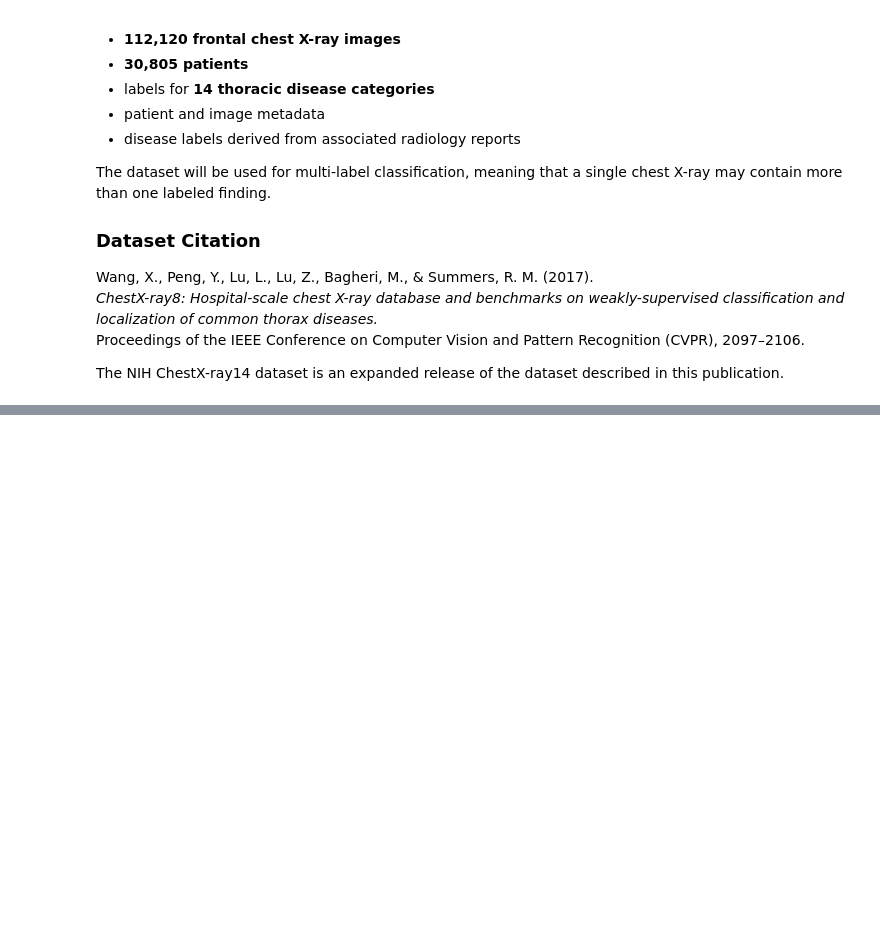
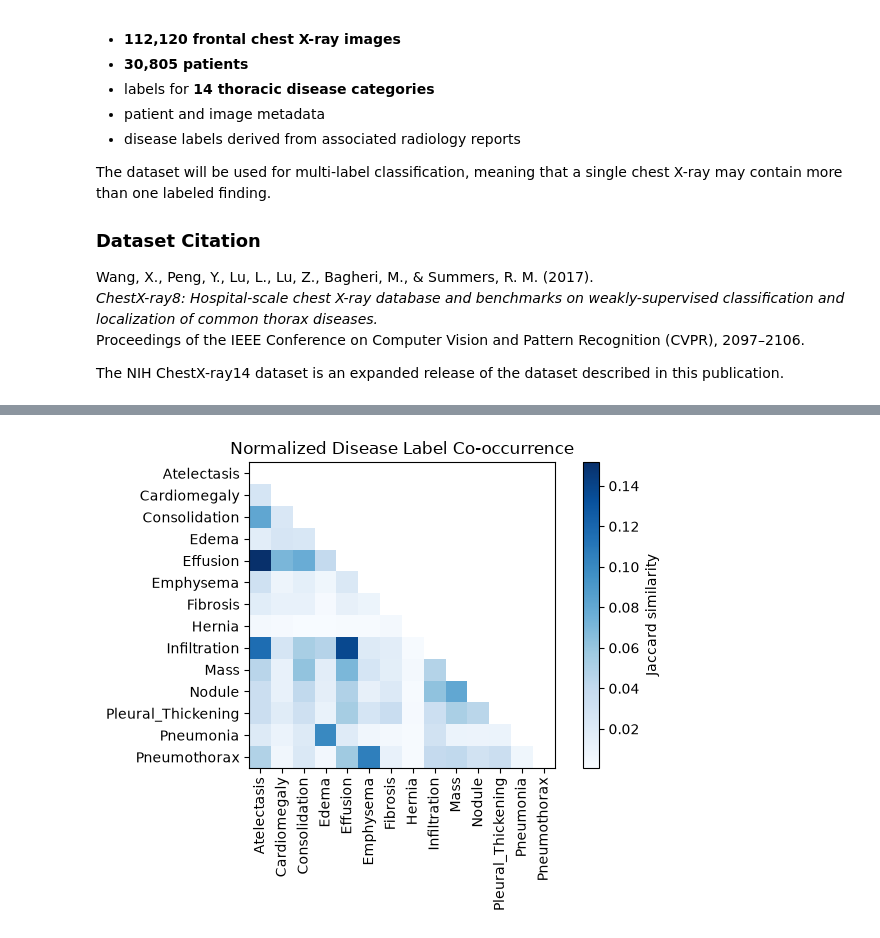
Before and after one commit to davesimms44/nih-chestxray14-pytorch, a Jupyter notebook: notebooks/01_nih_chestxray14_eda.ipynb, the cells around one changed output, grey strips where cells are left out. Drawn from its saved outputs; the diff is of its cells as text; code cells hidden in the pictures; blank space fills up the shorter version.

```diff
--- a/notebooks/01_nih_chestxray14_eda.ipynb
+++ b/notebooks/01_nih_chestxray14_eda.ipynb
@@ -30,0 +279,3 @@ The NIH ChestX-ray14 dataset is an expanded release of the dataset described in
+# %%
+for label in all_labels:
+    df[label] = df["finding_labels"].str.contains(label, regex=False).astype(int)
@@ -30,0 +308,3 @@ The NIH ChestX-ray14 dataset is an expanded release of the dataset described in
+# %%
+df["num_findings"] = df[all_labels].sum(axis=1)
+df["num_findings"].value_counts().sort_index()
@@ -30,0 +329,7 @@ The NIH ChestX-ray14 dataset is an expanded release of the dataset described in
+# %%
+# Exclude "No Finding" and count how often each pair of disease labels appears together.
+disease_labels = [label for label in all_labels if label != "No Finding"]
+
+cooccurrence = df[disease_labels].T.dot(df[disease_labels])
+
+cooccurrence
@@ -30,0 +352,33 @@ The NIH ChestX-ray14 dataset is an expanded release of the dataset described in
+# %%
+# Normalize pairwise overlap so common findings do not dominate the comparison.
+label_counts = df[disease_labels].sum().to_numpy()
+cooccurrence_array = cooccurrence.to_numpy()
+
+union = (
+    label_counts[:, None]
+    + label_counts[None, :]
+    - cooccurrence_array
+)
+
+jaccard = cooccurrence_array / union
+
+# The matrix is symmetric, so display each disease pair only once.
+mask = np.triu(np.ones_like(jaccard, dtype=bool), k=0)
+jaccard_masked = np.ma.masked_where(mask, jaccard)
+
+fig, ax = plt.subplots(figsize=(7, 5))
+
+im = ax.imshow(jaccard_masked, cmap="Blues")
+
+ax.set_xticks(range(len(disease_labels)))
+ax.set_yticks(range(len(disease_labels)))
+ax.set_xticklabels(disease_labels, rotation=90)
+ax.set_yticklabels(disease_labels)
+
+fig.colorbar(im, ax=ax, label="Jaccard similarity")
+ax.set_title("Normalized Disease Label Co-occurrence")
+
+plt.tight_layout()
+plt.show()
+# %% [output]
+[figure, added]
```
Also changed, not shown: parts of 43 cells of this notebook, 1 other file.
